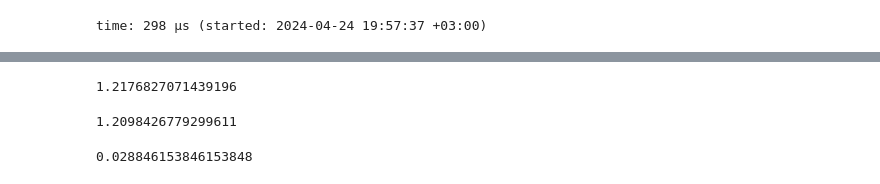
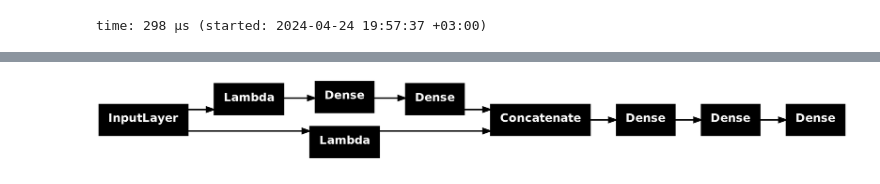
Before and after one commit to KugutAndrei/Hakashinka, a Jupyter notebook: presentation.ipynb, the cells around one changed output, grey strips where cells are left out. Saved outputs shown, nothing was run; the diff lists cells and outputs as text; code cells hidden in the pictures.

```diff
--- a/presentation.ipynb
+++ b/presentation.ipynb
@@ -111,0 +203,5 @@ time: 979 ms (started: 2024-04-24 19:57:14 +03:00)
+# %%
+from Some_models import Throughput
+
+obj = Throughput()
+obj.fit('csv_data/test6.csv')
@@ -162,12 +244,0 @@ time: 27.7 s (started: 2024-04-24 18:31:45 +03:00)
-# %%
-cost(30, 20, 10, 6000)
-# %% [output]
-1.2176827071439196
-# %%
-cost(30, 20, 10, 6000)
-# %% [output]
-1.2098426779299611
-# %%
-cost(30, 20, 10, 3)
-# %% [output]
-0.028846153846153848
@@ -188,0 +245,5 @@ while(True):
+# %%
+from tensorflow.keras.utils import plot_model
+plot_model(obj.model, rankdir='LR')
+# %% [output]
+[figure, added]
```
Also changed, not shown: parts of 27 cells of this notebook.
